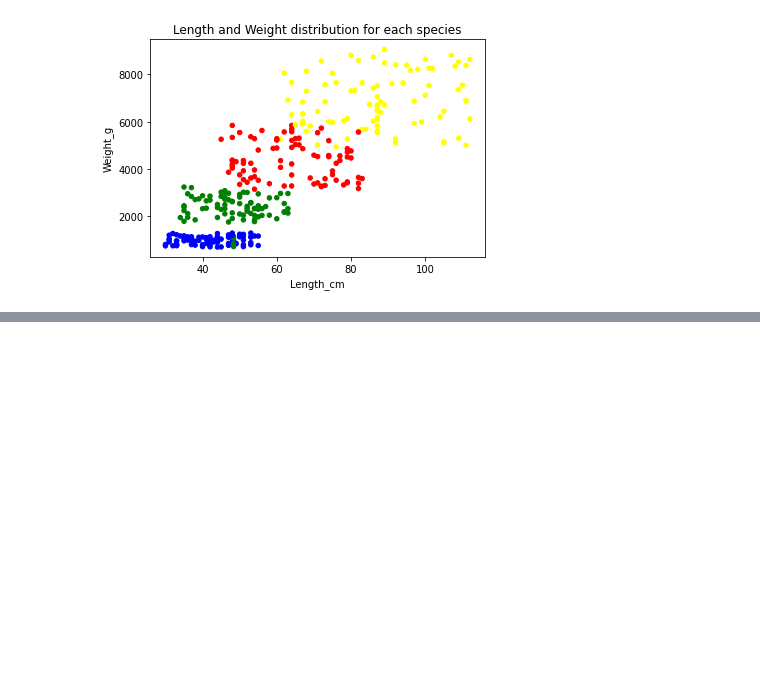
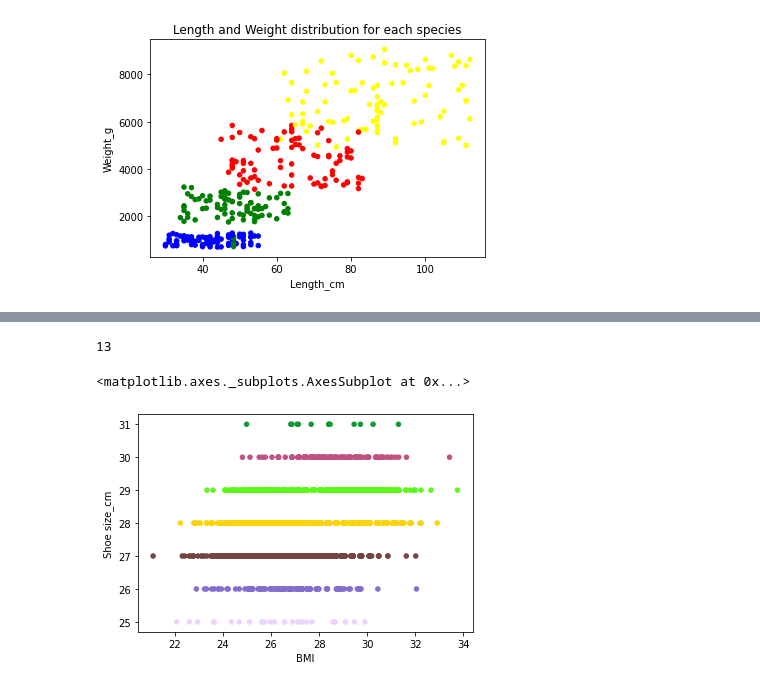
Before and after one commit to Hero0963/data-science-, a Jupyter notebook: data_science_ch06.ipynb, the cells around one changed output, grey strips where cells are left out. Cells and saved outputs as stored; diff of their text form; code cells hidden in the pictures; blank space fills up the shorter version.

```diff
--- a/data_science_ch06.ipynb
+++ b/data_science_ch06.ipynb
@@ -133,0 +349,21 @@ df.to_csv('/content/MyGoogleDrive/My Drive/Colab Notebooks/Python_Data_Science/p
+# %%
+from random import randint
+shoe_size_list=df['Shoe size_cm'].unique().tolist()
+# print(shoe_size_list)
+# print(type(shoe_size_list))
+n=len(shoe_size_list)
+colors_list=[]
+for i in range(n):
+  colors_list.append('#%06X' % randint(0, 0xFFFFFF))
+
+# colors_list
+color_converter = dict(zip(shoe_size_list, colors_list))
+print(len(color_converter))
+
+df['shoe_size_colors']=df['Shoe size_cm'].map(color_converter)
+
+df[filter_male].plot(kind='scatter',x='BMI',y='Shoe size_cm',c=df[filter_male]['shoe_size_colors'])
+# %% [output]
+13
+<matplotlib.axes._subplots.AxesSubplot at 0x...>
+[figure, added]
```
Also changed, not shown: parts of 13 cells of this notebook.
